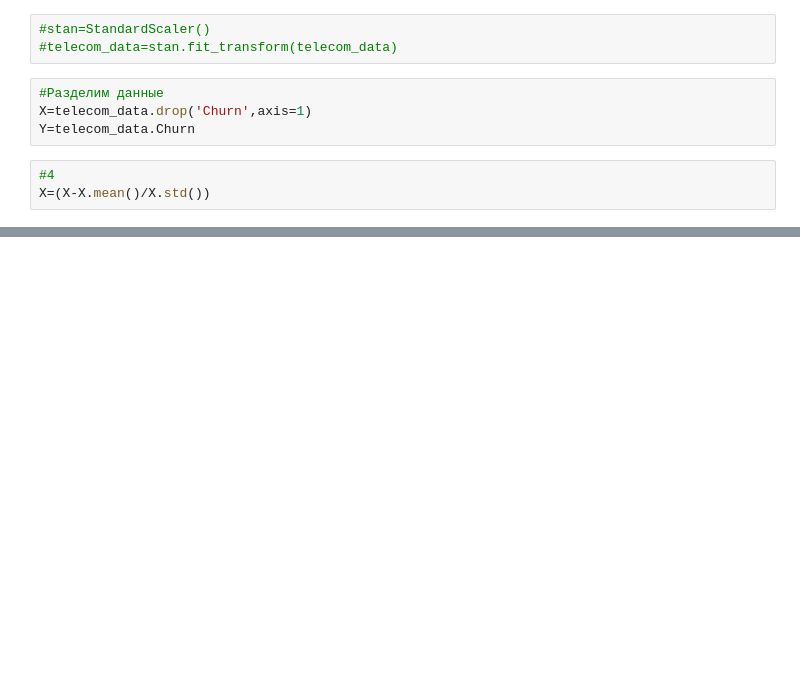
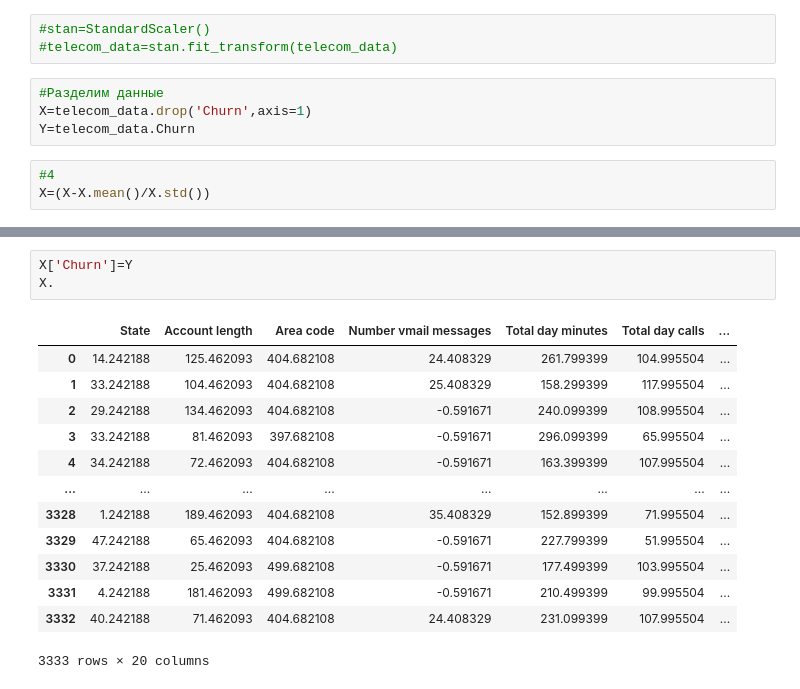
Before and after one commit to BombasticFantastik/DataScience-2024-SFU-Work6, a Jupyter notebook: DataScience-2024-SFU-Work6.ipynb, the cells around one changed output, grey strips where cells are left out. Cells and saved outputs as stored; diff of their text form; blank space fills up the shorter version.

```diff
--- a/DataScience-2024-SFU-Work6.ipynb
+++ b/DataScience-2024-SFU-Work6.ipynb
@@ -128,0 +305,17 @@ GridSearchCV(cv=5, estimator=KNeighborsClassifier(), param_grid={}, verbose=4)
+# %%
+X['Churn']=Y
+X.
+# %% [output]
+|  | State | Account length | Area code | Number vmail messages | Total day minutes | Total day calls | ... |
+| 0 | 14.242188 | 125.462093 | 404.682108 | 24.408329 | 261.799399 | 104.995504 | ... |
+| 1 | 33.242188 | 104.462093 | 404.682108 | 25.408329 | 158.299399 | 117.995504 | ... |
+| 2 | 29.242188 | 134.462093 | 404.682108 | -0.591671 | 240.099399 | 108.995504 | ... |
+| 3 | 33.242188 | 81.462093 | 397.682108 | -0.591671 | 296.099399 | 65.995504 | ... |
+| 4 | 34.242188 | 72.462093 | 404.682108 | -0.591671 | 163.399399 | 107.995504 | ... |
+| ... | ... | ... | ... | ... | ... | ... | ... |
+| 3328 | 1.242188 | 189.462093 | 404.682108 | 35.408329 | 152.899399 | 71.995504 | ... |
+| 3329 | 47.242188 | 65.462093 | 404.682108 | -0.591671 | 227.799399 | 51.995504 | ... |
+| 3330 | 37.242188 | 25.462093 | 499.682108 | -0.591671 | 177.499399 | 103.995504 | ... |
+| 3331 | 4.242188 | 181.462093 | 499.682108 | -0.591671 | 210.499399 | 99.995504 | ... |
+| 3332 | 40.242188 | 71.462093 | 404.682108 | 24.408329 | 231.099399 | 107.995504 | ... |
+3333 rows × 20 columns
```
Also changed, not shown: parts of 6 cells of this notebook.
